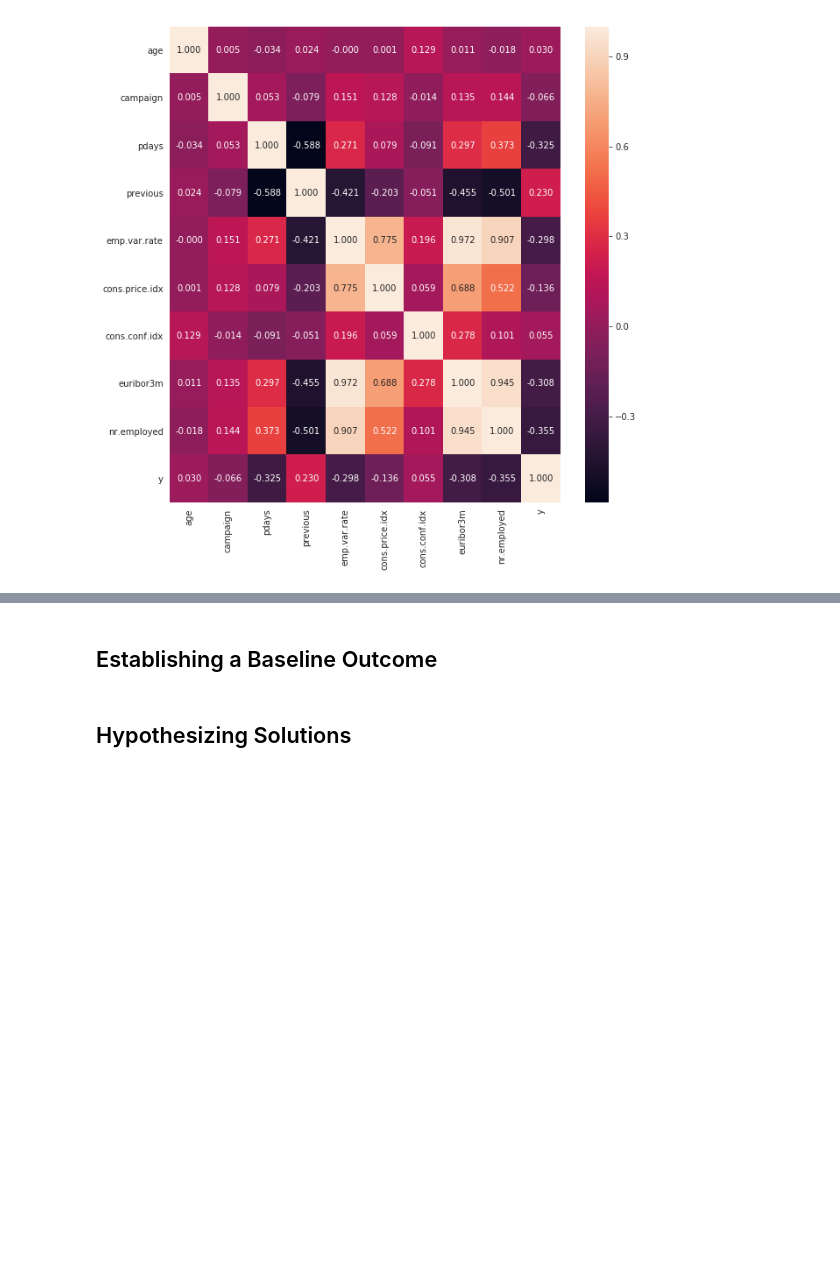
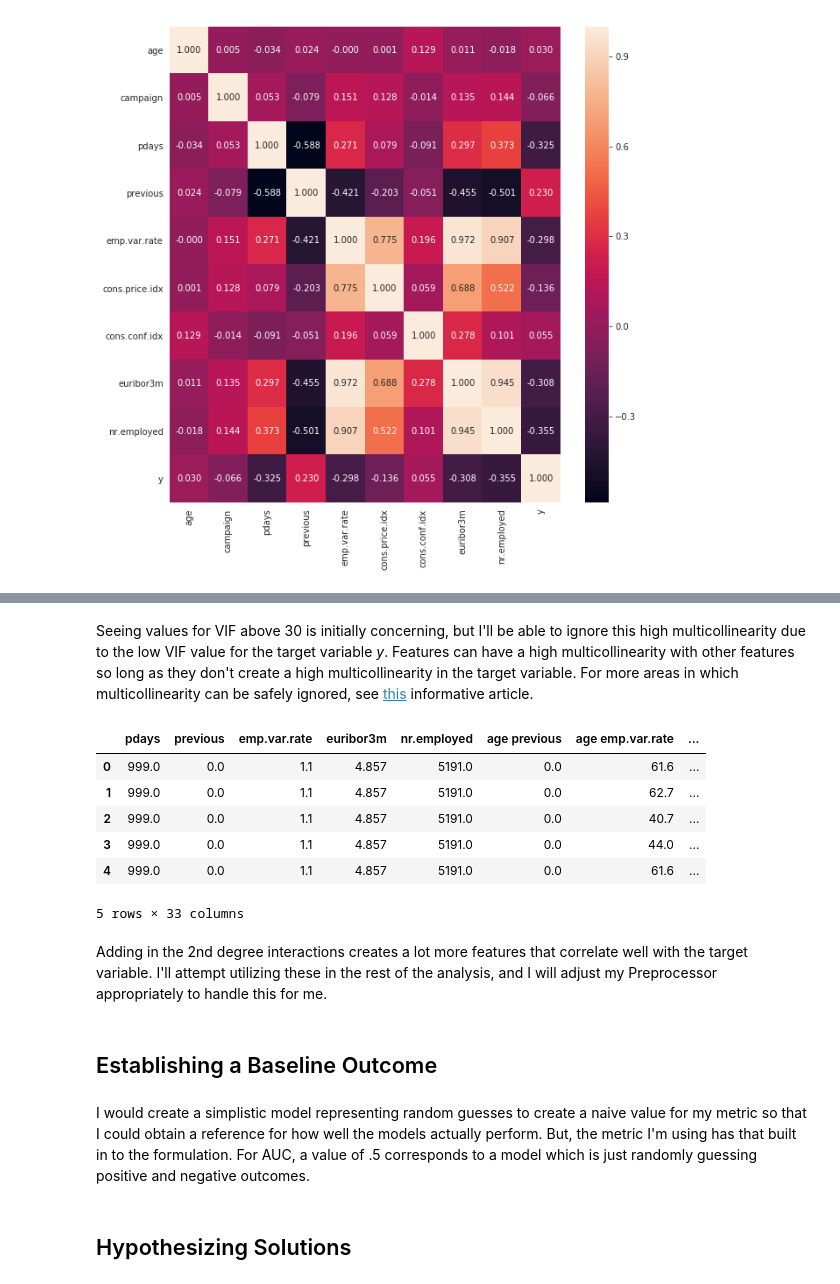
Before and after one commit to kcoffland/bank-predictions, a Jupyter notebook: 02_Discover.ipynb, the cells around one changed output, grey strips where cells are left out. Cells and saved outputs as stored; diff of their text form; code cells hidden in the pictures; blank space fills up the shorter version.

```diff
--- a/02_Discover.ipynb
+++ b/02_Discover.ipynb
@@ -129,7 +175,7 @@ le = LabelEncoder()
 
 bank_data['y'] = le.fit_transform(bank_data.y)
 # test = bank_data.pdays.replace(to_replace=999, value=20)
-num_bank_data = bank_data[[x for x in bank_data.columns if x not in cat_cols or x =='y']]
+num_bank_data = bank_data[[x for x in bank_data.columns if x not in cat_cols or x =='y']].copy()
 
 fig, ax = plt.subplots(figsize=(10, 10))
 
@@ -163,4 +209,26 @@ sns.heatmap(num_bank_data.corr(), annot=True, fmt='.3f')
+# %% [markdown]
+Seeing values for VIF above 30 is initially concerning, but I'll be able to ignore this high multicollinearity due to the low VIF value for the target variable *y*. Features can have a high multicollinearity with other features so long as they don't create a high multicollinearity in the target variable. For more areas in which multicollinearity can be safely ignored, see [this](https://statisticalhorizons.com/multicollinearity) informative article.
+# %%
+from sklearn.preprocessing import PolynomialFeatures
+
+poly = PolynomialFeatures()
+interactions = pd.DataFrame(poly.fit_transform(num_bank_data.drop('y', axis=1)), columns=poly.get_feature_names(num_bank_data.drop('y', axis=1).columns))
+# %%
+interactions['y'] = num_bank_data['y'].copy()
+interactions.loc[:, abs(interactions.corr()['y']) > .15].head()
+# %% [output]
+|  | pdays | previous | emp.var.rate | euribor3m | nr.employed | age previous | age emp.var.rate | ... |
+| 0 | 999.0 | 0.0 | 1.1 | 4.857 | 5191.0 | 0.0 | 61.6 | ... |
+| 1 | 999.0 | 0.0 | 1.1 | 4.857 | 5191.0 | 0.0 | 62.7 | ... |
+| 2 | 999.0 | 0.0 | 1.1 | 4.857 | 5191.0 | 0.0 | 40.7 | ... |
+| 3 | 999.0 | 0.0 | 1.1 | 4.857 | 5191.0 | 0.0 | 44.0 | ... |
+| 4 | 999.0 | 0.0 | 1.1 | 4.857 | 5191.0 | 0.0 | 61.6 | ... |
+5 rows × 33 columns
+# %% [markdown]
+Adding in the 2nd degree interactions creates a lot more features that correlate well with the target variable. I'll attempt utilizing these in the rest of the analysis, and I will adjust my Preprocessor appropriately to handle this for me.
 # %% [markdown]
 ## Establishing a Baseline Outcome
+# %% [markdown]
+I would create a simplistic model representing random guesses to create a naive value for my metric so that I could obtain a reference for how well the models actually perform. But, the metric I'm using has that built in to the formulation. For AUC, a value of .5 corresponds to a model which is just randomly guessing positive and negative outcomes.
 # %% [markdown]
 ## Hypothesizing Solutions
```
Also changed, not shown: parts of 10 cells of this notebook.
